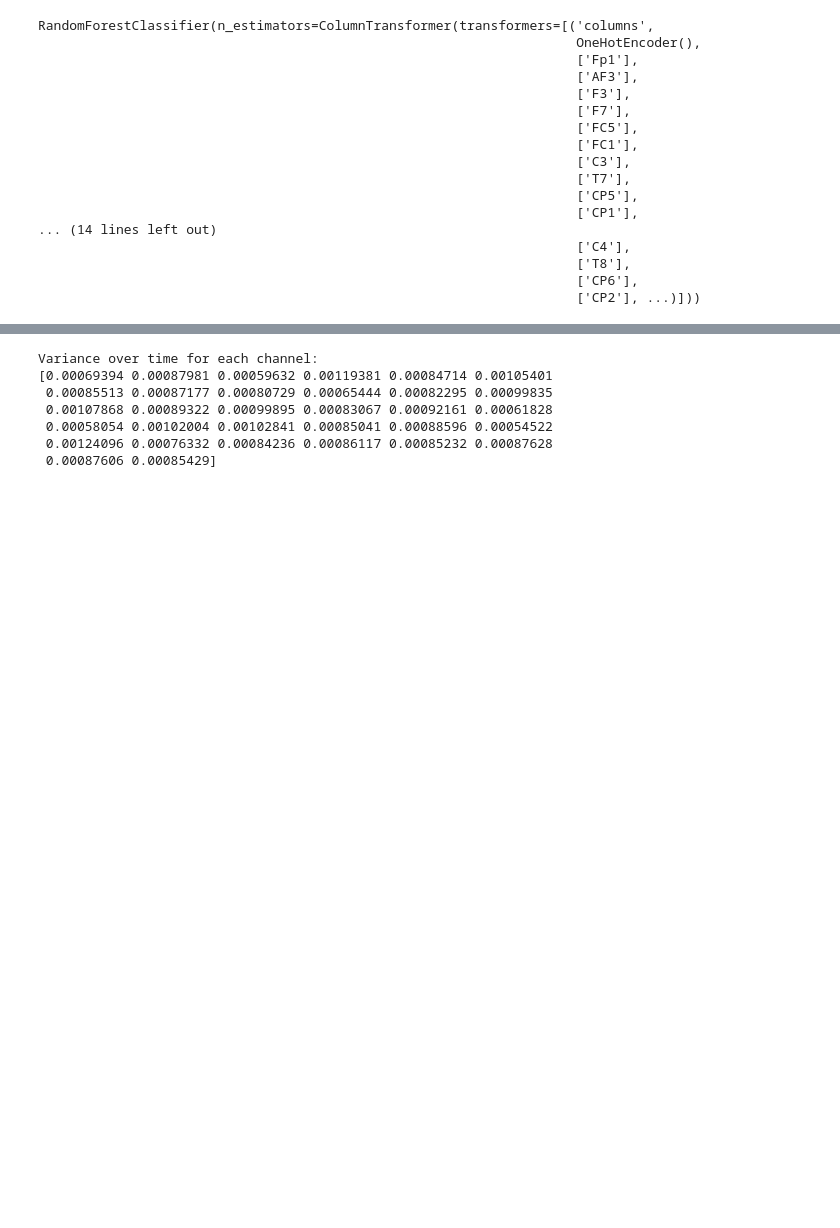
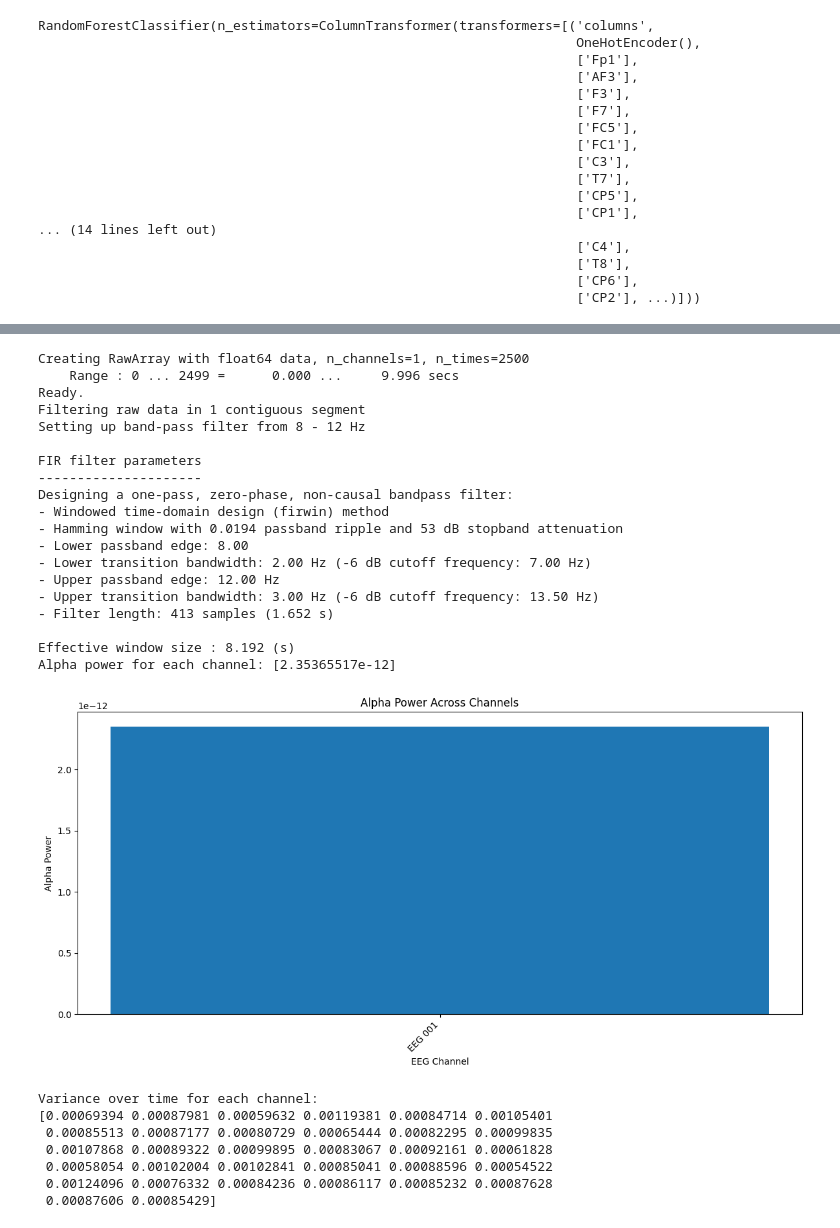
Before and after one commit to MichelleIhetu/ML_Learning_Track, a Jupyter notebook: Project Learning/Final_Project.ipynb, the cells around one changed output, grey strips where cells are left out. Drawn from its saved outputs; the diff is of its cells as text; code cells hidden in the pictures; blank space fills up the shorter version.

Commit message:
Added amplitude variance and plot diagrams

```diff
--- a/Project Learning/Final_Project.ipynb
+++ b/Project Learning/Final_Project.ipynb
@@ -213,3 +213,60 @@ Requirement already satisfied: certifi>=2017.4.17 in /usr/local/lib/python3.12/d
+# %%
+#Lets extract alpha wave power
+import mne
+import numpy as np
+from scipy.signal import welch
+import matplotlib.pyplot as plt
+
+sfreq = 250  # Sampling frequency
+n_channels = 1
+n_samples = sfreq * 10  # 10 seconds of data
+data = np.random.randn(n_channels, n_samples) * 1e-5  # Dummy data
+info = mne.create_info(ch_names=['EEG 001'], sfreq=sfreq, ch_types='eeg')
+raw = mne.io.RawArray(data, info)
+
+# 2. Preprocessing: Bandpass filter for alpha band
+raw.filter(l_freq=8, h_freq=12, fir_design='firwin')
+
+# 3. Power Spectral Density (PSD) Estimation
+# Using Welch's method
+spectrum = raw.compute_psd(method='welch', fmin=8, fmax=12, picks='eeg')
+psds, freqs = spectrum.get_data(return_freqs=True)
+
+# 4. Extract Alpha Power
+# Integrate the PSD over the alpha band
+alpha_power = np.trapezoid(psds, freqs, axis=-1) # Changed from np.trapz to np.trapezoid
+
+print(f"Alpha power for each channel: {alpha_power}")
+
+plt.figure(figsize=(12, 6))
+plt.bar(info.ch_names, alpha_power) # Changed info to info.ch_names
+plt.xlabel('EEG Channel')
+plt.ylabel('Alpha Power')
+plt.title('Alpha Power Across Channels')
+plt.xticks(rotation=45, ha='right')
+plt.tight_layout()
+plt.show()
+# %% [output]
+Creating RawArray with float64 data, n_channels=1, n_times=2500
+    Range : 0 ... 2499 =      0.000 ...     9.996 secs
+Ready.
+Filtering raw data in 1 contiguous segment
+Setting up band-pass filter from 8 - 12 Hz
+
+FIR filter parameters
+---------------------
+Designing a one-pass, zero-phase, non-causal bandpass filter:
+- Windowed time-domain design (firwin) method
+- Hamming window with 0.0194 passband ripple and 53 dB stopband attenuation
+- Lower passband edge: 8.00
+- Lower transition bandwidth: 2.00 Hz (-6 dB cutoff frequency: 7.00 Hz)
+- Upper passband edge: 12.00 Hz
+- Upper transition bandwidth: 3.00 Hz (-6 dB cutoff frequency: 13.50 Hz)
+- Filter length: 413 samples (1.652 s)
+
+Effective window size : 8.192 (s)
+Alpha power for each channel: [2.35365517e-12]
+[figure, added]
 # %%
 #lets track amplitude variance
 import mne
```
Also changed, not shown: parts of 7 cells of this notebook.
